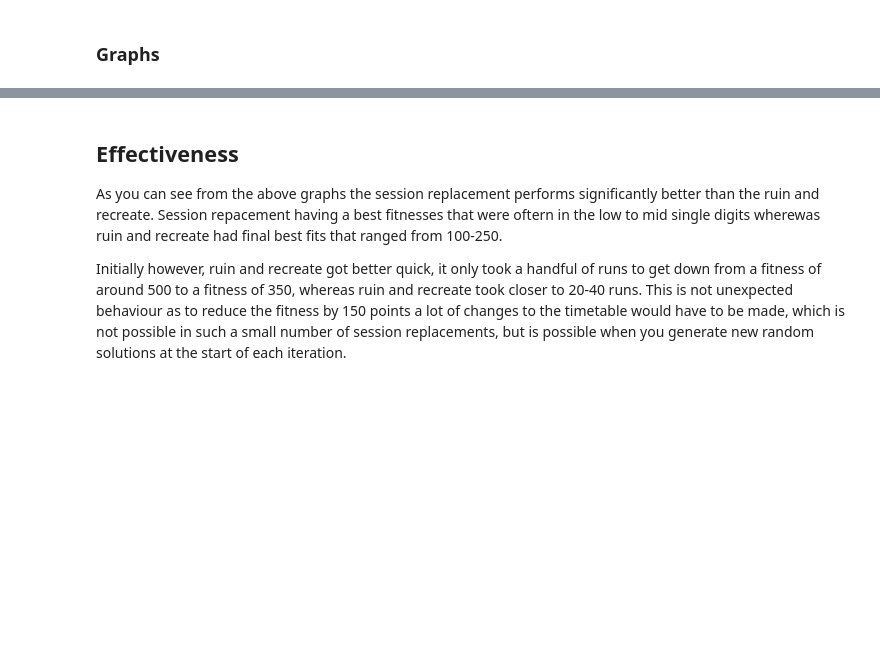
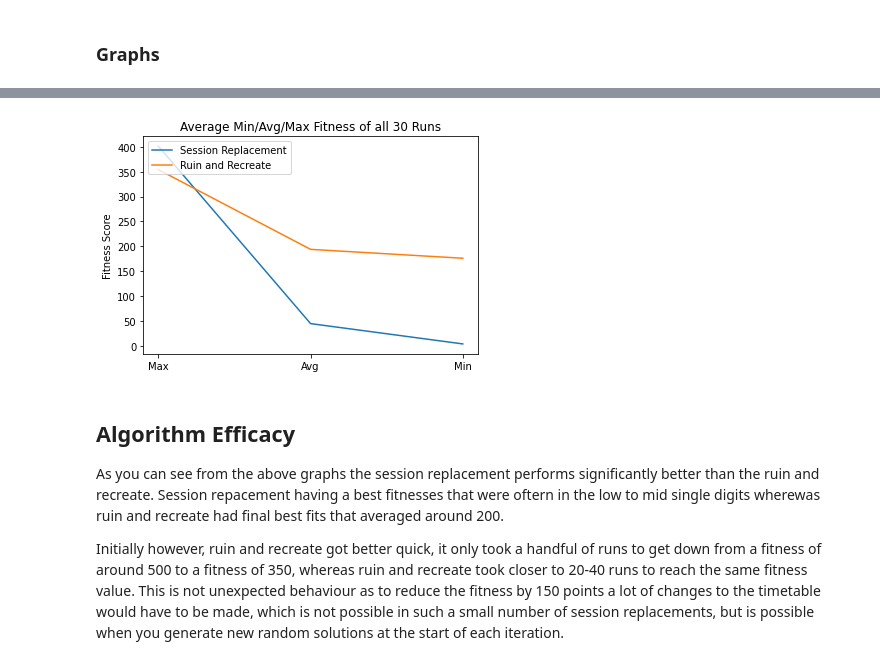
Before and after one commit to Dodecahedrane/COMP-2002-Assignment, a Jupyter notebook: Assignment Notebook.ipynb, the cells around one changed output, grey strips where cells are left out. Drawn from its saved outputs; the diff is of its cells as text; code cells hidden in the pictures; blank space fills up the shorter version.

Commit message:
Added new graph for pt2

```diff
--- a/Assignment Notebook.ipynb
+++ b/Assignment Notebook.ipynb
@@ -846,6 +841,39 @@ plt.show()
+# %%
+avgMinSr = 0
+avgAvgSr = 0
+avgMaxSr = 0
+cSr = 0
+
+for r in resultsSr:
+    cSr = cSr + 1
+    avgMinSr = avgMinSr + r[0]
+    avgAvgSr = avgAvgSr + r[1]
+    avgMaxSr = avgMaxSr + r[2]
+
+plt.plot(["Max","Avg","Min"], [avgMinSr/cSr, avgAvgSr/cSr, avgMaxSr/cSr], label="Session Replacement")
+
+avgMinRr = 0
+avgAvgRr = 0
+avgMaxRr = 0
+cRr = 0
+
+for r in resultsRr:
+    cRr = cRr + 1
+    avgMinRr = avgMinRr + r[0]
+    avgAvgRr = avgAvgRr + r[1]
+    avgMaxRr = avgMaxRr + r[2]
+
+plt.plot(["Max","Avg","Min"], [avgMinRr/cRr, avgAvgRr/cRr, avgMaxRr/cRr], label="Ruin and Recreate")
+
+plt.legend(loc="upper left")
+plt.title('Average Min/Avg/Max Fitness of all 30 Runs')
+plt.ylabel('Fitness Score')
+plt.show()
+# %% [output]
+[figure, added]
 # %% [markdown]
-## Effectiveness
+## Algorithm Efficacy
 
-As you can see from the above graphs the session replacement performs significantly better than the ruin and recreate. Session repacement having a best fitnesses that were oftern in the low to mid single digits wherewas ruin and recreate had final best fits that ranged from 100-250.
+As you can see from the above graphs the session replacement performs significantly better than the ruin and recreate. Session repacement having a best fitnesses that were oftern in the low to mid single digits wherewas ruin and recreate had final best fits that averaged around 200.
 
-Initially however, ruin and recreate got better quick, it only took a handful of runs to get down from a fitness of around 500 to a fitness of 350, whereas ruin and recreate took closer to 20-40 runs. This is not unexpected behaviour as to reduce the fitness by 150 points a lot of changes to the timetable would have to be made, which is not possible in such a small number of session replacements, but is possible when you generate new random solutions at the start of each iteration.
+Initially however, ruin and recreate got better quick, it only took a handful of runs to get down from a fitness of around 500 to a fitness of 350, whereas ruin and recreate took closer to 20-40 runs to reach the same fitness value. This is not unexpected behaviour as to reduce the fitness by 150 points a lot of changes to the timetable would have to be made, which is not possible in such a small number of session replacements, but is possible when you generate new random solutions at the start of each iteration.
```
Also changed, not shown: parts of 13 cells of this notebook.
